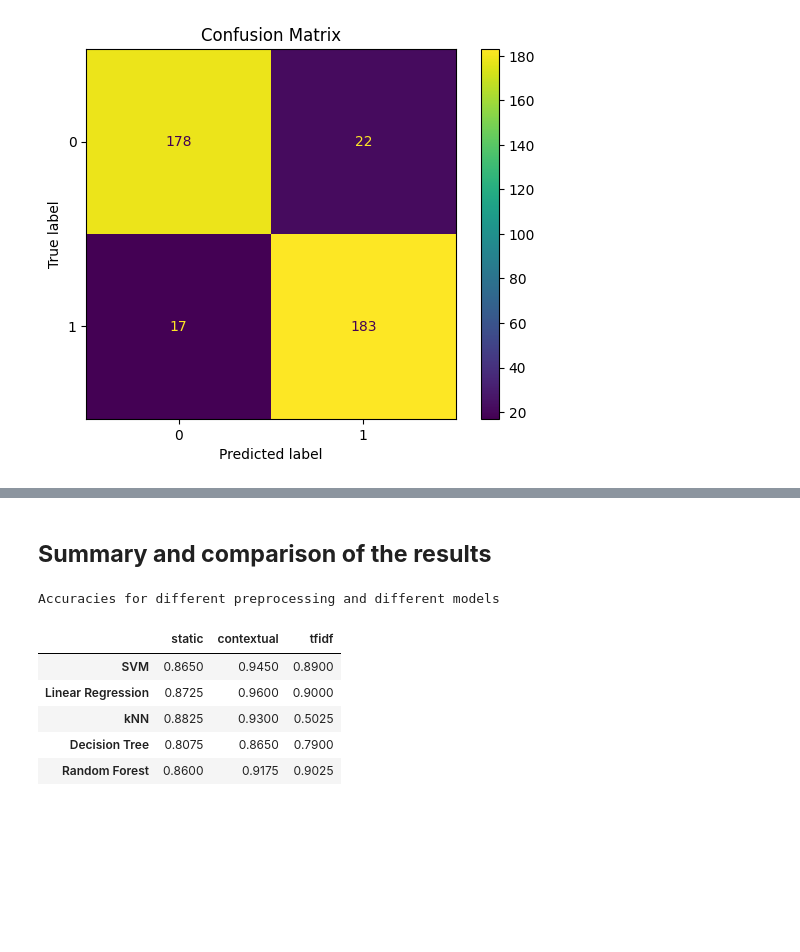
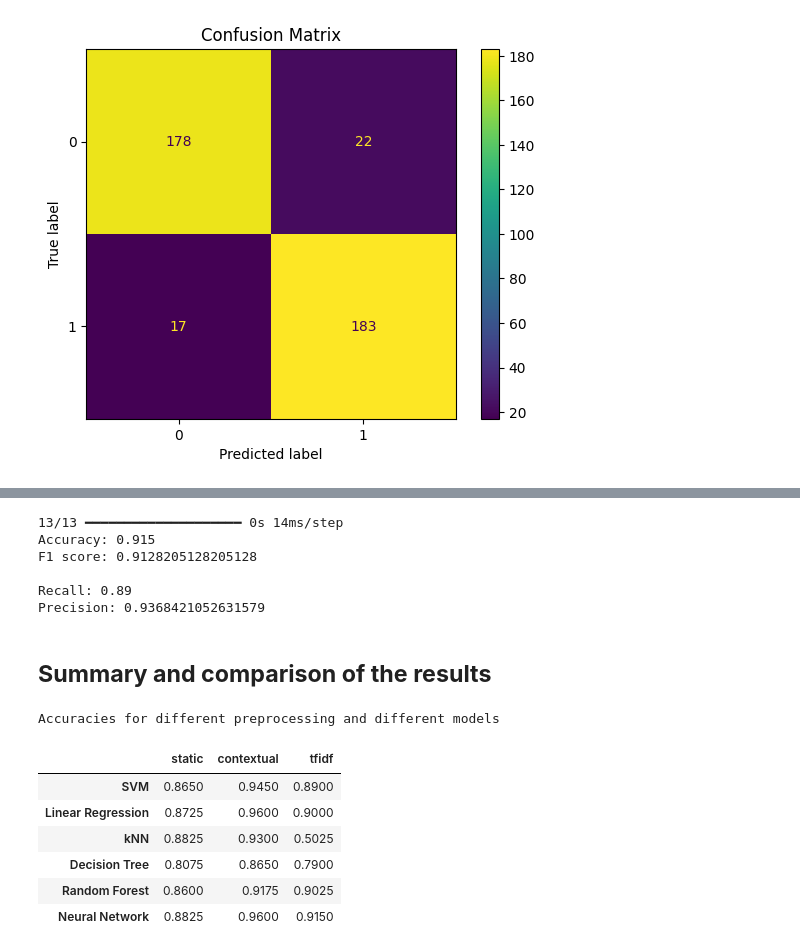
Before and after one commit to KubaCzech/Fake-news-detector, a Jupyter notebook: project.ipynb, the cells around one changed output, grey strips where cells are left out. Drawn from its saved outputs; the diff is of its cells as text; code cells hidden in the pictures; blank space fills up the shorter version.

Commit message:
Adding neural network model

```diff
--- a/project.ipynb
+++ b/project.ipynb
@@ -314,0 +355,6 @@ Ellipsis
+# %%
+pred_nn_contextual = model.predict(X_test_contextual)
+pred_nn_contextual = pred_nn_contextual > 0.5
+pred_nn_contextual = np.array([int(i) for i in pred_nn_contextual])
+
+display_metrics(model, y_test_pre, pred_nn_contextual, False)
@@ -428,0 +511,6 @@ Ellipsis
+# %%
+pred_nn_static = model.predict(np.array(X_test_static))
+pred_nn_static = pred_nn_static > 0.5
+pred_nn_static = np.array([int(i) for i in pred_nn_static])
+
+display_metrics(model, y_test_pre, pred_nn_static, False)
@@ -512,0 +610,14 @@ Precision: 0.8926829268292683
+# %%
+model = build_model(input_shape=(len(X_train_tfidf.loc[0]),))
+model.compile( optimizer='adam',
+    loss='binary_crossentropy',
+    metrics=['accuracy'])
+
+model.fit(np.array(X_train_tfidf),
+          y_train_pre,
+          validation_split=0.1,
+          epochs=50,
+          batch_size=32,
+          callbacks=[tf.keras.callbacks.EarlyStopping(patience=5, restore_best_weights=True),
+                     tf.keras.callbacks.ReduceLROnPlateau(monitor='val_loss',factor=0.5, patience=3, verbose=1, min_lr=1e-6)]
+        )
@@ -513,32 +640,46 @@ Precision: 0.8926829268292683
+# %%
+pred_nn_tfidf = model.predict(np.array(X_test_tfidf))
+pred_nn_tfidf= pred_nn_tfidf > 0.5
+pred_nn_tfidf = np.array([int(i) for i in pred_nn_tfidf])
+
+display_metrics(model, y_test_pre, pred_nn_tfidf, False)
+# %% [output]
+13/13 ━━━━━━━━━━━━━━━━━━━━ 0s 14ms/step
+Accuracy: 0.915
+F1 score: 0.9128205128205128
+
+Recall: 0.89
+Precision: 0.9368421052631579
 # %% [markdown]
 ## **Summary and comparison of the results** ##
 # %%
-summary = pd.DataFrame(index = ['SVM', 'Linear Regression', 'kNN', 'Decision Tree', 'Random Forest'], columns = ['static', 'contextual', 'tfidf'])
-statics = [pred_svm_static, pred_lr_static, pred_knn_static, pred_dt_static, pred_rf_static]
+summary = pd.DataFrame(index = ['SVM', 'Linear Regression', 'kNN', 'Decision Tree', 'Random Forest', 'Neural Network'], columns = ['static', 'contextual', 'tfidf'])
+statics = [pred_svm_static, pred_lr_static, pred_knn_static, pred_dt_static, pred_rf_static, pred_nn_static]
 statics_acc = []
 
-contextuals = [pred_svm_contextual, pred_lr_contextual, pred_knn_contextual, pred_dt_contextual, pred_rf_contextual]
+contextuals = [pred_svm_contextual, pred_lr_contextual, pred_knn_contextual, pred_dt_contextual, pred_rf_contextual, pred_nn_contextual]
 contextuals_acc = []
 
-tfidfs = [pred_svm_tfidf, pred_lr_tfidf, pred_knn_tfidf, pred_dt_tfidf, pred_rf_tfidf]
+tfidfs = [pred_svm_tfidf, pred_lr_tfidf, pred_knn_tfidf, pred_dt_tfidf, pred_rf_tfidf, pred_nn_tfidf]
 tfidfs_acc = []
 
 for st, ct, tfidf in zip(statics, contextuals, tfidfs):
     statics_acc.append(accuracy_score(y_test_pre, st))
     contextuals_acc.append(accuracy_score(y_test_pre, ct))
     tfidfs_acc.append(accuracy_score(y_test_pre, tfidf))
 
 summary.static = statics_acc
 summary.contextual = contextuals_acc
 summary.tfidf = tfidfs_acc
 
 print("Accuracies for different preprocessing and different models")
 summary
 # %% [output]
 Accuracies for different preprocessing and different models
 |  | static | contextual | tfidf |
 | SVM | 0.8650 | 0.9450 | 0.8900 |
 | Linear Regression | 0.8725 | 0.9600 | 0.9000 |
 | kNN | 0.8825 | 0.9300 | 0.5025 |
 | Decision Tree | 0.8075 | 0.8650 | 0.7900 |
 | Random Forest | 0.8600 | 0.9175 | 0.9025 |
+| Neural Network | 0.8825 | 0.9600 | 0.9150 |
```
Also changed, not shown: parts of 9 cells of this notebook, 1 other file.
